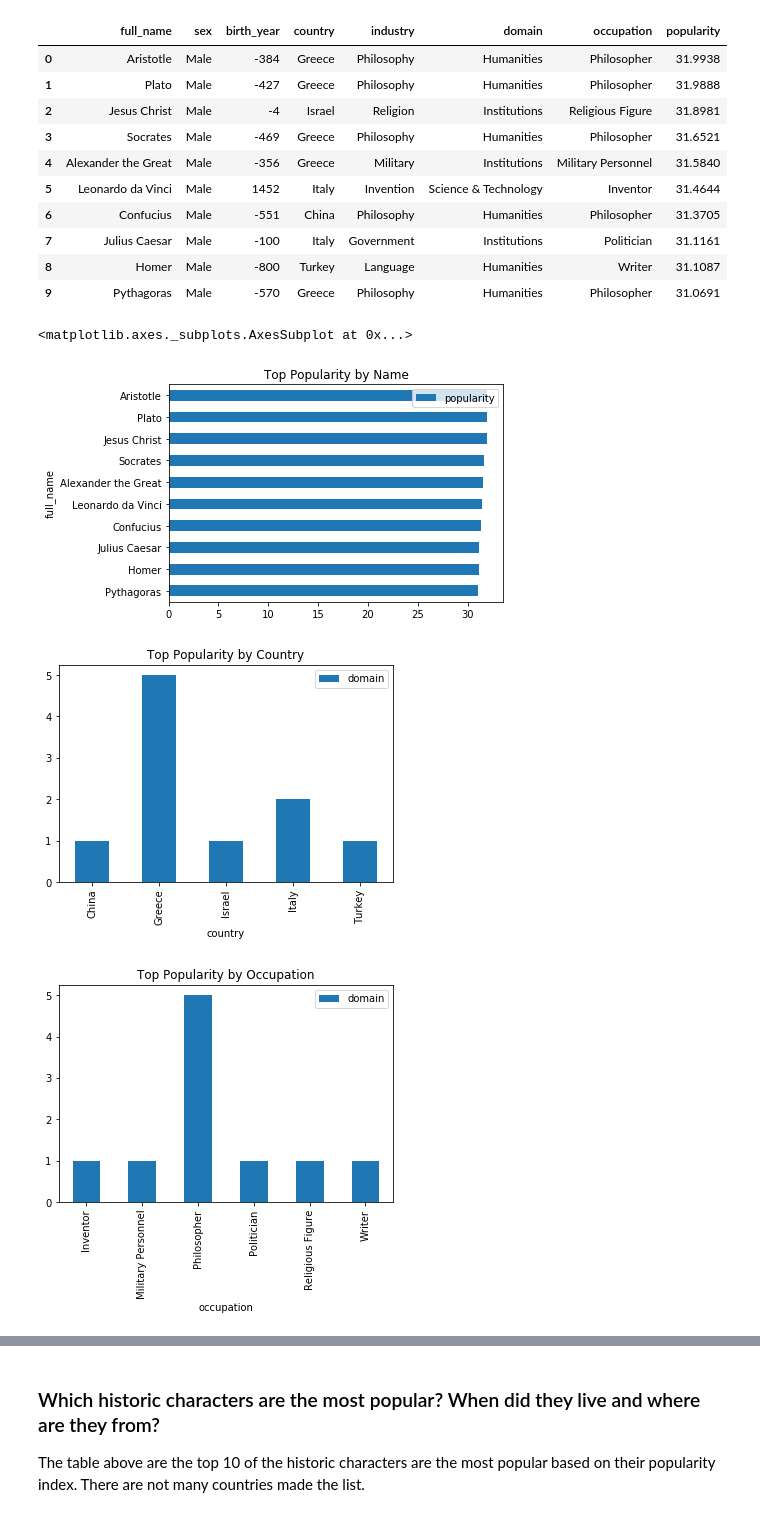
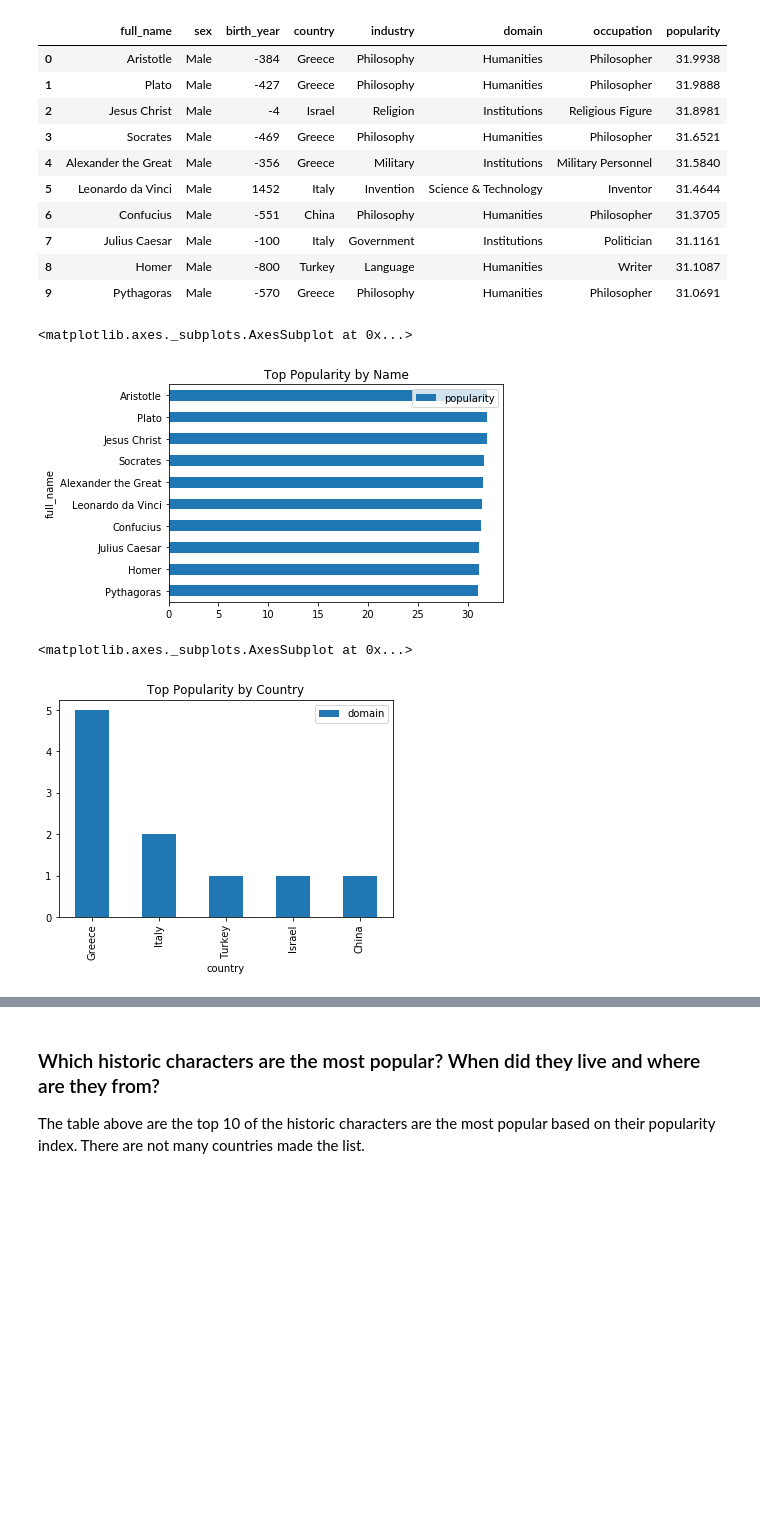
Before and after one commit to tbahng/ist652-final_project, a Jupyter notebook: Final_Project_Report.ipynb, the cells around one changed output, grey strips where cells are left out. Cells and saved outputs as stored; diff of their text form; code cells hidden in the pictures; blank space fills up the shorter version.

```diff
--- a/Final_Project_Report.ipynb
+++ b/Final_Project_Report.ipynb
@@ -298,10 +298,11 @@ dfTopMostPopular
 | 9 | Pythagoras | Male | -570 | Greece | Philosophy | Humanities | Philosopher | 31.0691 |
 # %%
 pd.DataFrame(dfTopMostPopular.groupby(['full_name'])['popularity'].sum()).sort_values(by = ['popularity'], ascending = True).plot.barh(title="Top Popularity by Name")
-pd.DataFrame(dfTopMostPopular.groupby(['country'])['domain'].count()).plot.bar(title="Top Popularity by Country")
-pd.DataFrame(dfTopMostPopular.groupby(['occupation'])['domain'].count()).plot.bar(title="Top Popularity by Occupation")
 # %% [output]
 <matplotlib.axes._subplots.AxesSubplot at 0x...>
 [figure]
-[figure, removed]
-[figure, removed]
+# %%
+pd.DataFrame(dfTopMostPopular.groupby(['country'])['domain'].count().sort_values(ascending=False)).plot.bar(title="Top Popularity by Country")
+# %% [output]
+<matplotlib.axes._subplots.AxesSubplot at 0x...>
+[figure, added]
```
Also changed, not shown: parts of 7 cells of this notebook.
